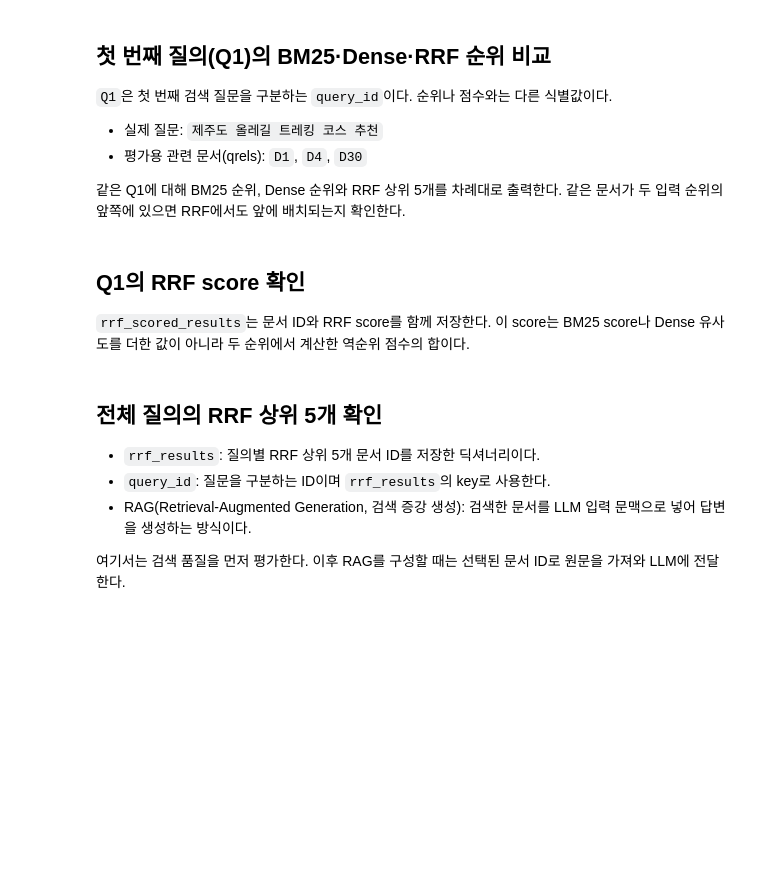
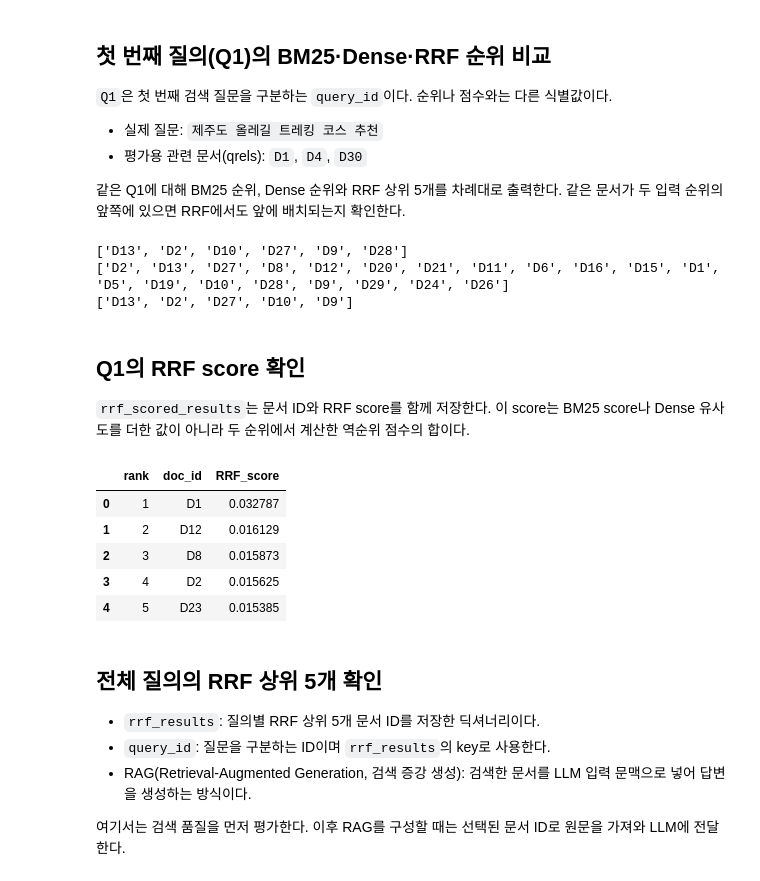
Before and after one commit to skn-family-ai-studybank/09_llm, a Jupyter notebook: 07_advanced_rag/01_retrieval_optimization/03_rrf.ipynb, the cells around one changed output. Saved outputs shown, nothing was run; the diff lists cells and outputs as text; code cells hidden in the pictures; blank space fills up the shorter version.

```diff
--- a/07_advanced_rag/01_retrieval_optimization/03_rrf.ipynb
+++ b/07_advanced_rag/01_retrieval_optimization/03_rrf.ipynb
@@ -232,6 +232,17 @@ print( bm25_search("걸스데이 대표곡") )
 # %%
 from langchain_openai import OpenAIEmbeddings
 from langchain_pinecone import PineconeVectorStore
+
+openai_embeddings = OpenAIEmbeddings(
+    model=OPENAI_EMBEDDING_MODEL,
+    dimensions=PINECONE_INDEX_DIMENSION,
+)
+
+vector_store = PineconeVectorStore(
+    index_name=PINECONE_INDEX_NAME,
+    embedding=openai_embeddings,
+    namespace=PINECONE_NAMESPACE,
+)
 # %% [markdown]
 ## RRF 결합 준비: 두 문서 순위를 합치는 함수
 
@@ -269,10 +369,39 @@ BM25 후보가 20개보다 짧아도 오류가 아니다. RRF는 두 검색기
 - 평가용 관련 문서(qrels): `D1`, `D4`, `D30`
 
 같은 Q1에 대해 BM25 순위, Dense 순위와 RRF 상위 5개를 차례대로 출력한다. 같은 문서가 두 입력 순위의 앞쪽에 있으면 RRF에서도 앞에 배치되는지 확인한다.
+# %%
+print(bm25_candidates["Q2"])
+print(dense_candidates["Q2"])
+print(rrf_results["Q2"])
+# %% [output]
+['D13', 'D2', 'D10', 'D27', 'D9', 'D28']
+['D2', 'D13', 'D27', 'D8', 'D12', 'D20', 'D21', 'D11', 'D6', 'D16', 'D15', 'D1', 'D5', 'D19', 'D10', 'D28', 'D9', 'D29', 'D24', 'D26']
+['D13', 'D2', 'D27', 'D10', 'D9']
 # %% [markdown]
 ## Q1의 RRF score 확인
 
 `rrf_scored_results`는 문서 ID와 RRF score를 함께 저장한다. 이 score는 BM25 score나 Dense 유사도를 더한 값이 아니라 두 순위에서 계산한 역순위 점수의 합이다.
+# %%
+q1_rrf_rows = []
+for rank, (doc_id, score) in enumerate(
+        rrf_scored_results["Q1"],
+        start=1):
+
+    q1_rrf_rows.append({
+        "rank": rank,
+        "doc_id": doc_id,
+        "RRF_score": score,
+    })
+
+q1_rrf_score_df = pd.DataFrame(q1_rrf_rows)
+q1_rrf_score_df
+# %% [output]
+|  | rank | doc_id | RRF_score |
+| 0 | 1 | D1 | 0.032787 |
+| 1 | 2 | D12 | 0.016129 |
+| 2 | 3 | D8 | 0.015873 |
+| 3 | 4 | D2 | 0.015625 |
+| 4 | 5 | D23 | 0.015385 |
 # %% [markdown]
 ## 전체 질의의 RRF 상위 5개 확인
 
```
Also changed, not shown: parts of 10 cells of this notebook.
